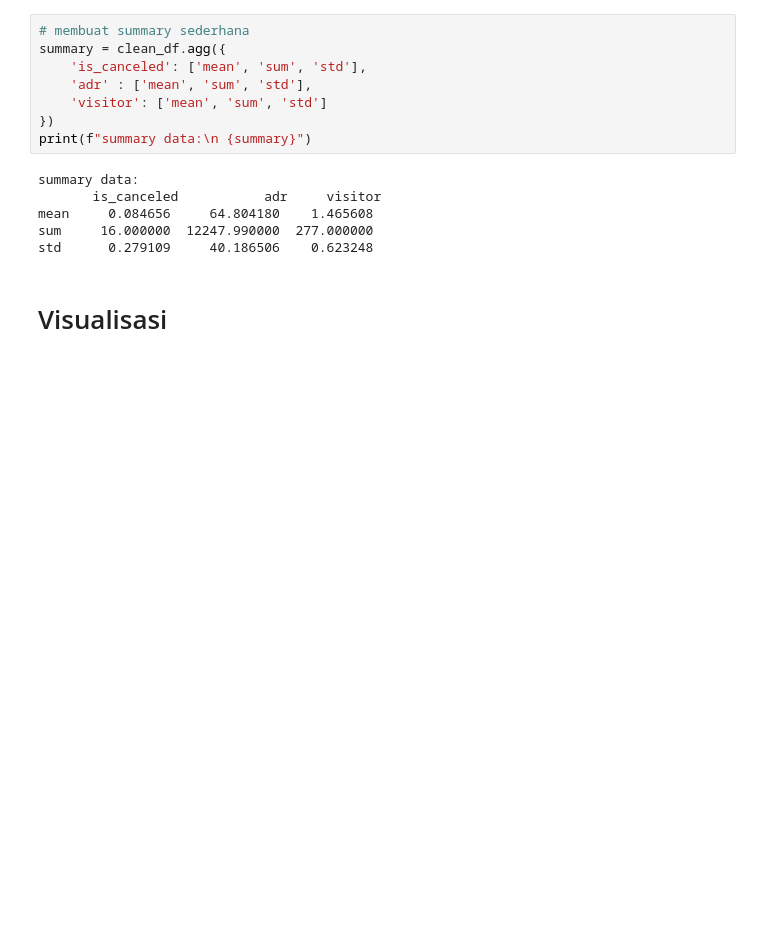
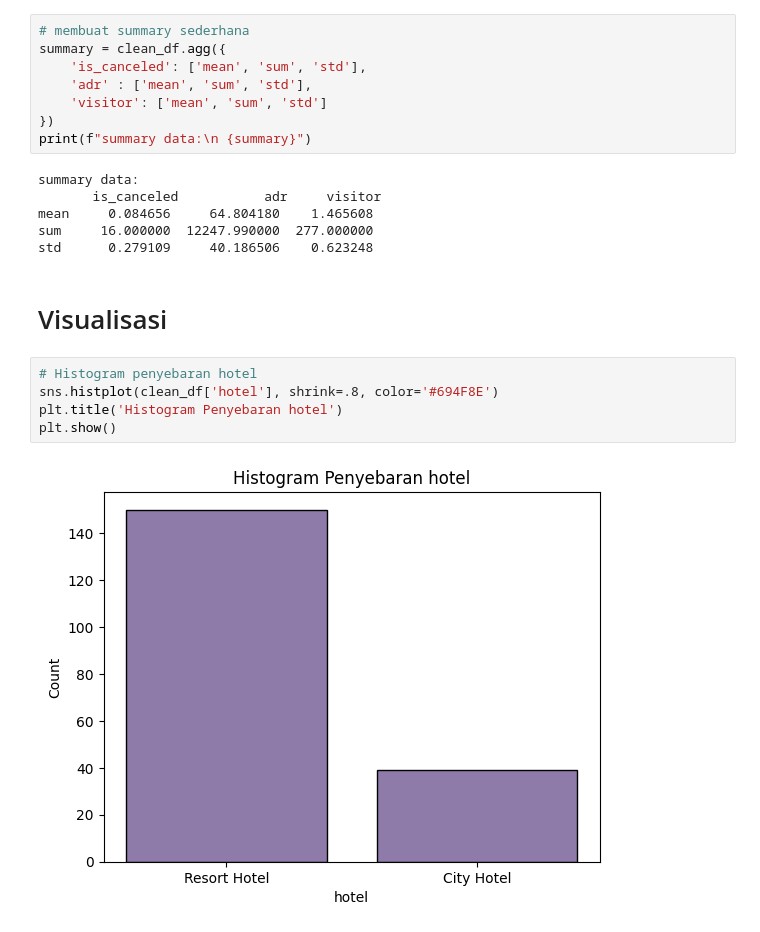
Before and after one commit to Aldistwn29/Data_analysis, a Jupyter notebook: Booking_Hotel.ipynb, the cells around one changed output. Saved outputs shown, nothing was run; the diff lists cells and outputs as text; blank space fills up the shorter version.

```diff
--- a/Booking_Hotel.ipynb
+++ b/Booking_Hotel.ipynb
@@ -199,3 +203,10 @@ sum     16.000000  12247.990000  277.000000
 std      0.279109     40.186506    0.623248
 # %% [markdown]
 # Visualisasi
+# %%
+# Histogram penyebaran hotel
+sns.histplot(clean_df['hotel'], shrink=.8, color='#694F8E')
+plt.title('Histogram Penyebaran hotel')
+plt.show()
+# %% [output]
+[figure, added]
```
Also changed, not shown: parts of 22 cells of this notebook.
